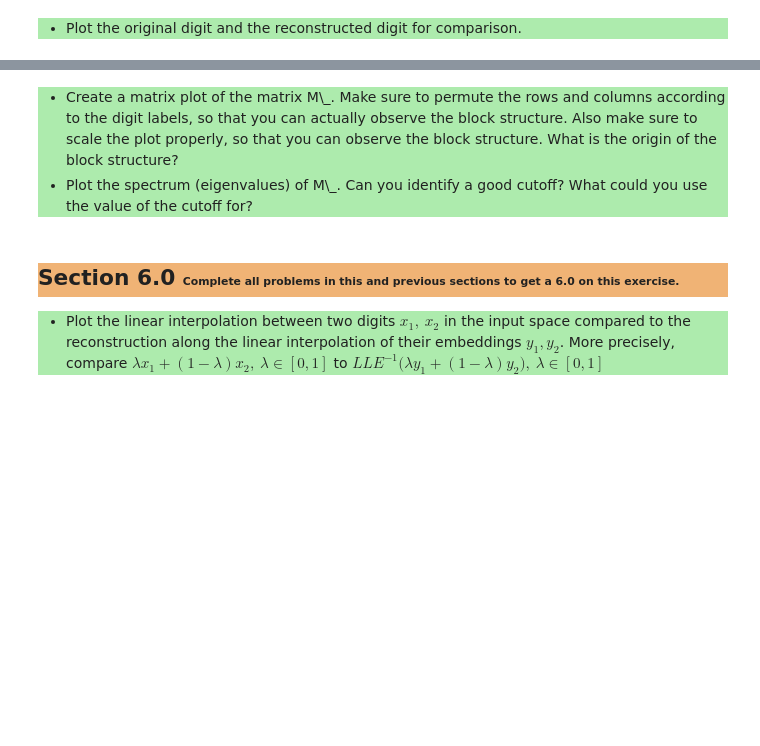
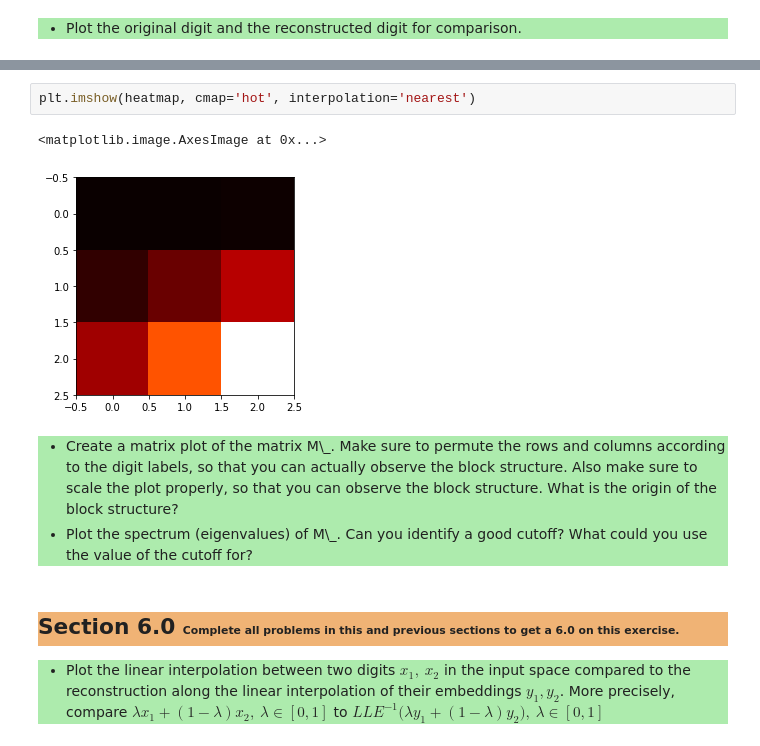
Before and after one commit to tdiggelm/eth-slt-ce-1, a Jupyter notebook: slt-ce-1.ipynb, the cells around one changed output, grey strips where cells are left out. Cells and saved outputs as stored; diff of their text form; blank space fills up the shorter version.

```diff
--- a/slt-ce-1.ipynb
+++ b/slt-ce-1.ipynb
@@ -325,3 +379,8 @@ plt.subplot(122)
+# %%
+plt.imshow(heatmap, cmap='hot', interpolation='nearest')
+# %% [output]
+<matplotlib.image.AxesImage at 0x...>
+[figure, added]
 # %% [markdown]
 <ul style="background-color:#adebad;">
         <li>
```
Also changed, not shown: parts of 11 cells of this notebook.
